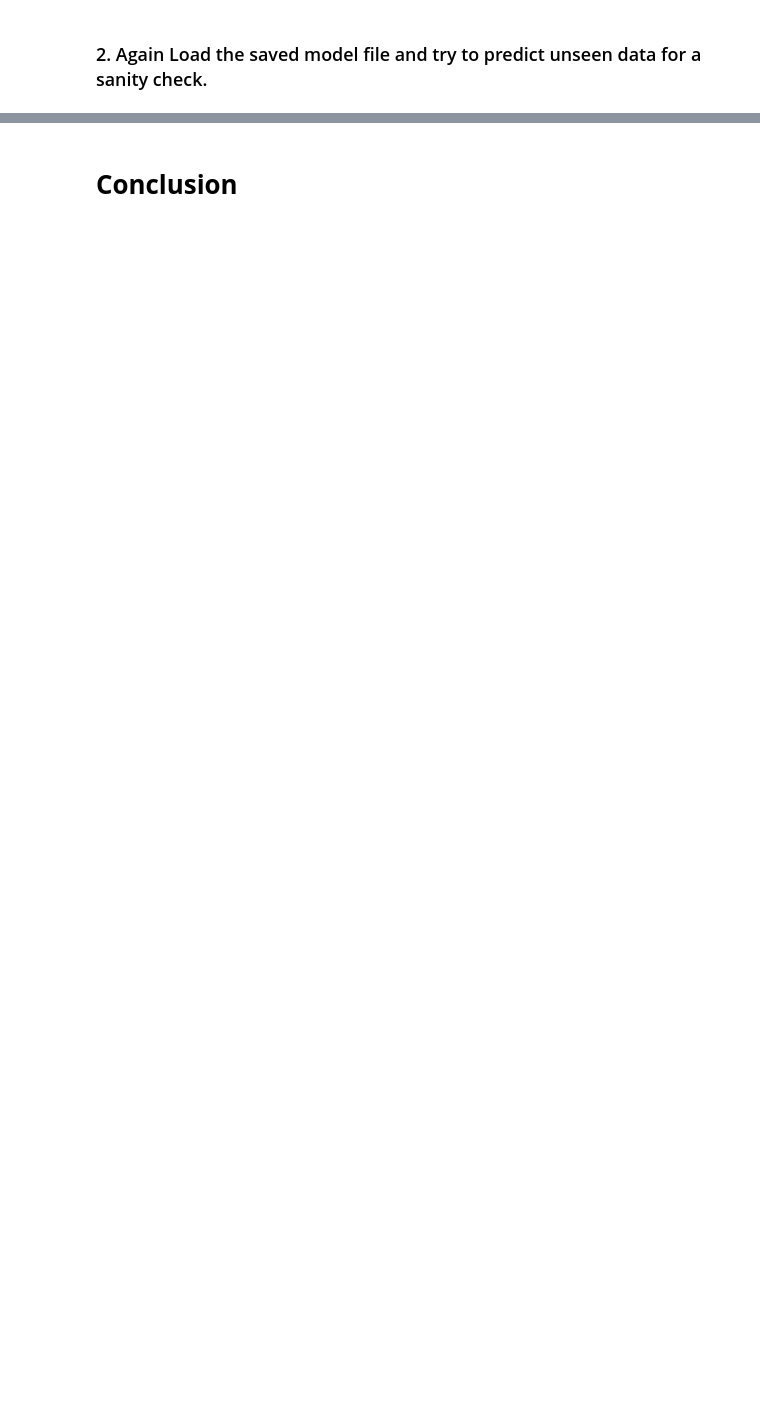
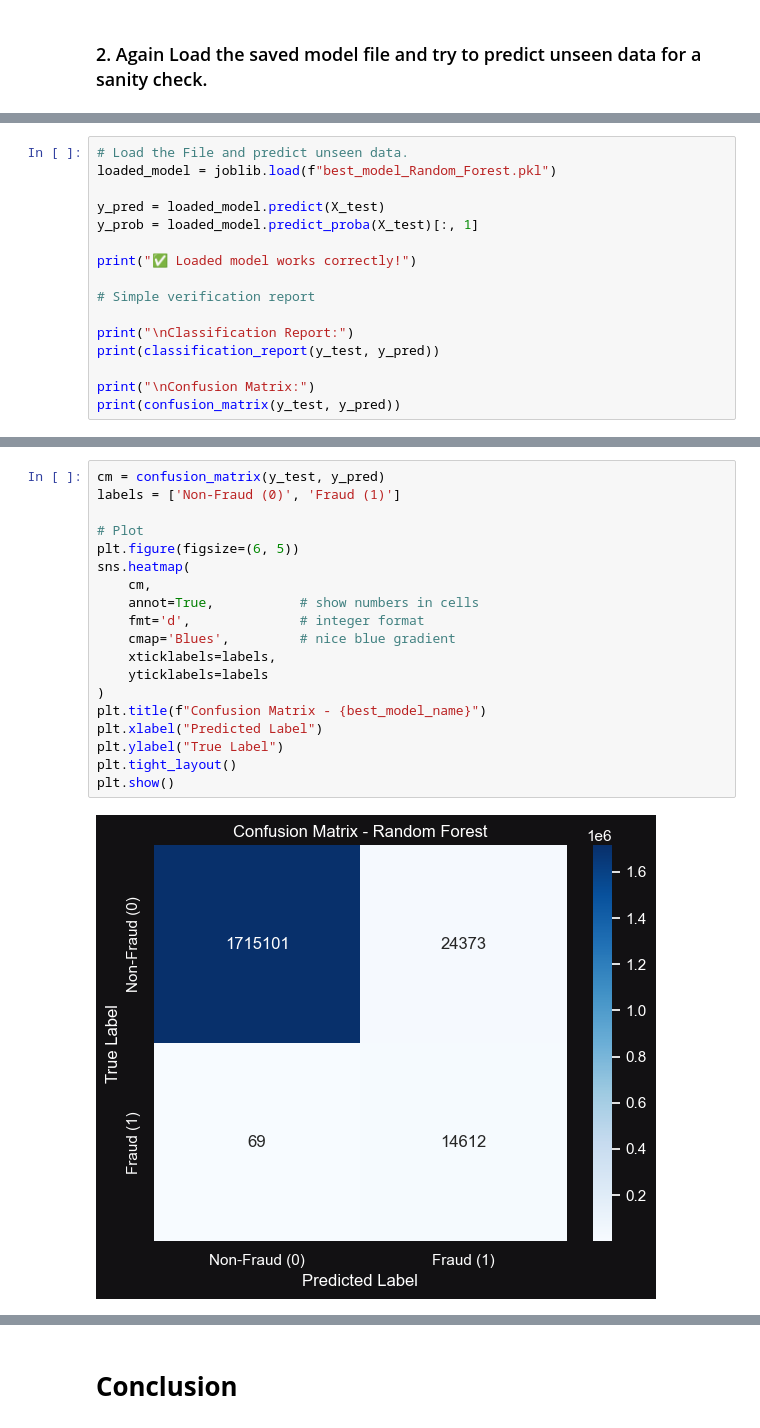
Before and after one commit to KushangShah/Fraud-Transaction-Detection, a Jupyter notebook: FTD_ML_NoteBook.ipynb, the cells around one changed output, grey strips where cells are left out. Cells and saved outputs as stored; diff of their text form; blank space fills up the shorter version.

```diff
--- a/FTD_ML_NoteBook.ipynb
+++ b/FTD_ML_NoteBook.ipynb
@@ -1334,0 +1419,16 @@ Answer Here.
+# %%
+# Load the File and predict unseen data.
+loaded_model = joblib.load(f"best_model_Random_Forest.pkl")
+
+y_pred = loaded_model.predict(X_test)
+y_prob = loaded_model.predict_proba(X_test)[:, 1]
+
+print("✅ Loaded model works correctly!")
+
+# Simple verification report
+
+print("\nClassification Report:")
+print(classification_report(y_test, y_pred))
+
+print("\nConfusion Matrix:")
+print(confusion_matrix(y_test, y_pred))
@@ -1334,0 +1452,21 @@ Answer Here.
+# %%
+cm = confusion_matrix(y_test, y_pred)
+labels = ['Non-Fraud (0)', 'Fraud (1)']
+
+# Plot
+plt.figure(figsize=(6, 5))
+sns.heatmap(
+    cm,
+    annot=True,           # show numbers in cells
+    fmt='d',              # integer format
+    cmap='Blues',         # nice blue gradient
+    xticklabels=labels,
+    yticklabels=labels
+)
+plt.title(f"Confusion Matrix - {best_model_name}")
+plt.xlabel("Predicted Label")
+plt.ylabel("True Label")
+plt.tight_layout()
+plt.show()
+# %% [output]
+[figure, added]
```
Also changed, not shown: parts of 152 cells of this notebook.
